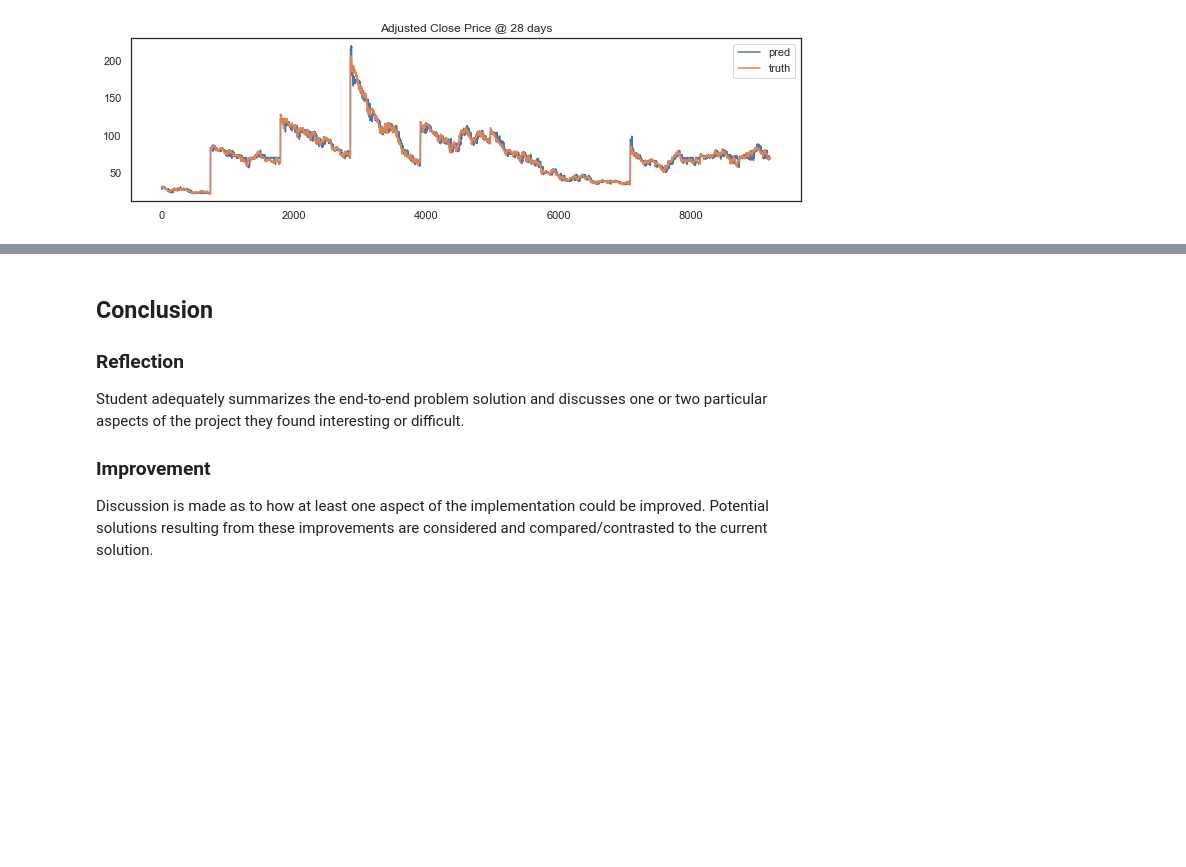
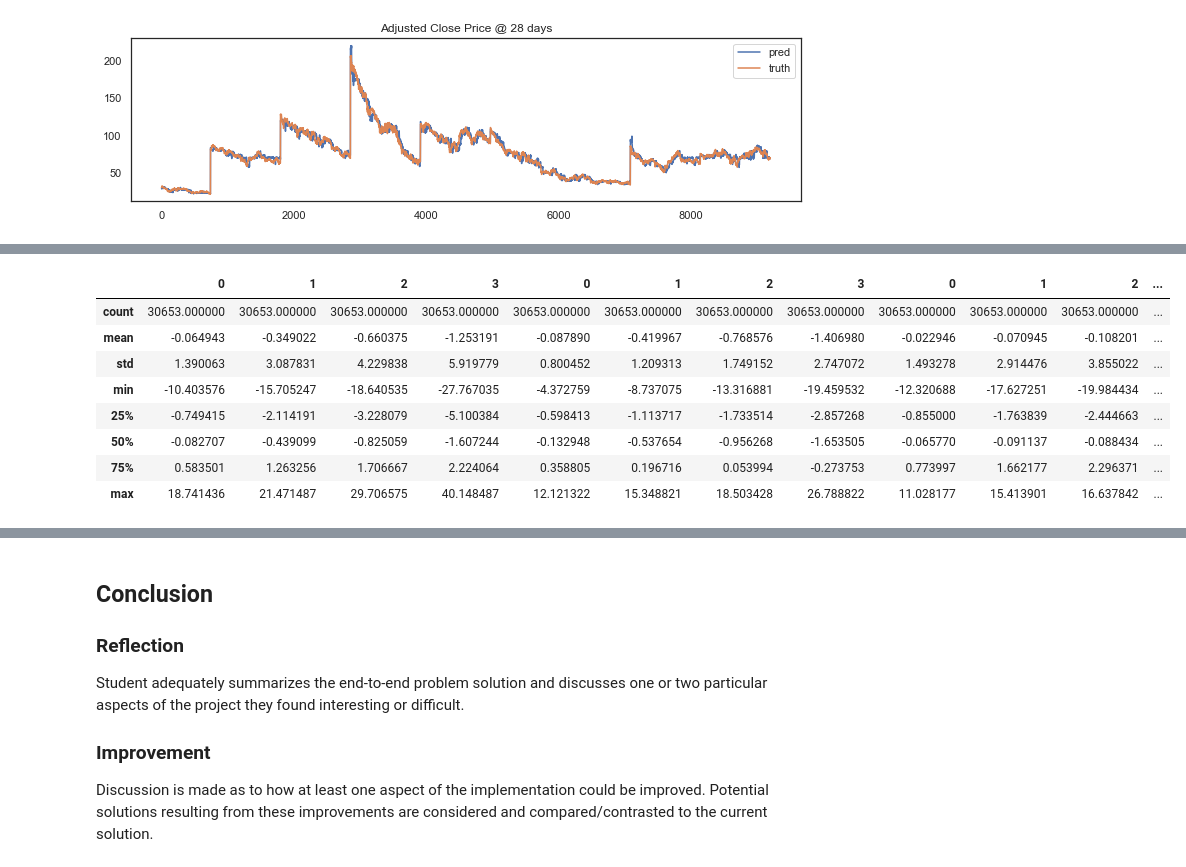
Before and after one commit to claudiocmp/dsnd-spi, a Jupyter notebook: nbooks/03_project.ipynb, the cells around one changed output, grey strips where cells are left out. Drawn from its saved outputs; the diff is of its cells as text; code cells hidden in the pictures; blank space fills up the shorter version.

```diff
--- a/nbooks/03_project.ipynb
+++ b/nbooks/03_project.ipynb
@@ -421,0 +511,12 @@ Exploration as to why some techniques worked better than others, or how improvem
+# %%
+df_results.describe()
+# %% [output]
+|  | 0 | 1 | 2 | 3 | 0 | 1 | 2 | 3 | 0 | 1 | 2 | ... |
+| count | 30653.000000 | 30653.000000 | 30653.000000 | 30653.000000 | 30653.000000 | 30653.000000 | 30653.000000 | 30653.000000 | 30653.000000 | 30653.000000 | 30653.000000 | ... |
+| mean | -0.064943 | -0.349022 | -0.660375 | -1.253191 | -0.087890 | -0.419967 | -0.768576 | -1.406980 | -0.022946 | -0.070945 | -0.108201 | ... |
+| std | 1.390063 | 3.087831 | 4.229838 | 5.919779 | 0.800452 | 1.209313 | 1.749152 | 2.747072 | 1.493278 | 2.914476 | 3.855022 | ... |
+| min | -10.403576 | -15.705247 | -18.640535 | -27.767035 | -4.372759 | -8.737075 | -13.316881 | -19.459532 | -12.320688 | -17.627251 | -19.984434 | ... |
+| 25% | -0.749415 | -2.114191 | -3.228079 | -5.100384 | -0.598413 | -1.113717 | -1.733514 | -2.857268 | -0.855000 | -1.763839 | -2.444663 | ... |
+| 50% | -0.082707 | -0.439099 | -0.825059 | -1.607244 | -0.132948 | -0.537654 | -0.956268 | -1.653505 | -0.065770 | -0.091137 | -0.088434 | ... |
+| 75% | 0.583501 | 1.263256 | 1.706667 | 2.224064 | 0.358805 | 0.196716 | 0.053994 | -0.273753 | 0.773997 | 1.662177 | 2.296371 | ... |
+| max | 18.741436 | 21.471487 | 29.706575 | 40.148487 | 12.121322 | 15.348821 | 18.503428 | 26.788822 | 11.028177 | 15.413901 | 16.637842 | ... |
```
Also changed, not shown: parts of 21 cells of this notebook, 1 other file.
